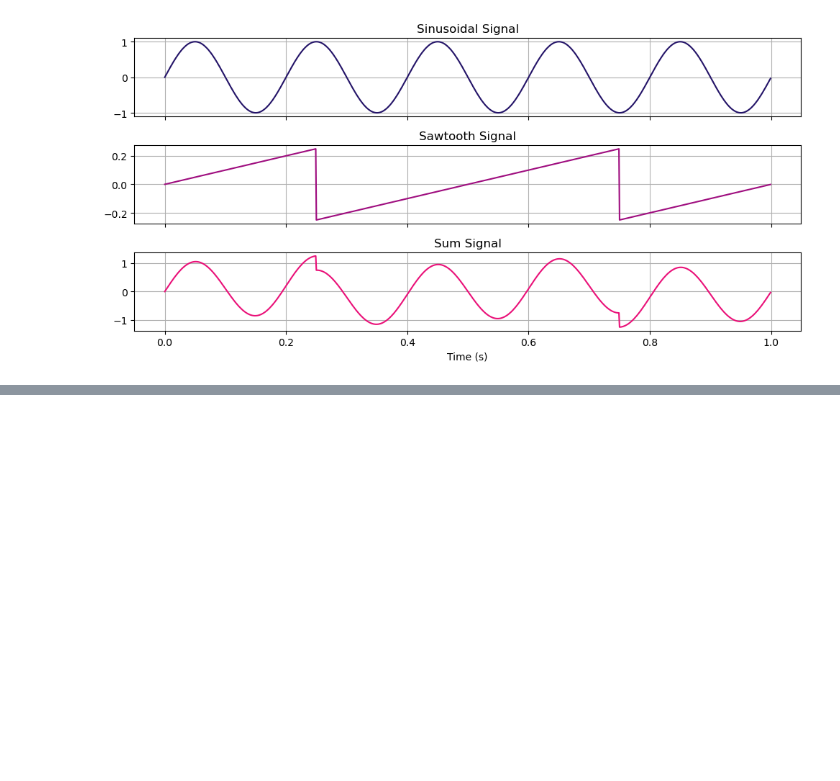
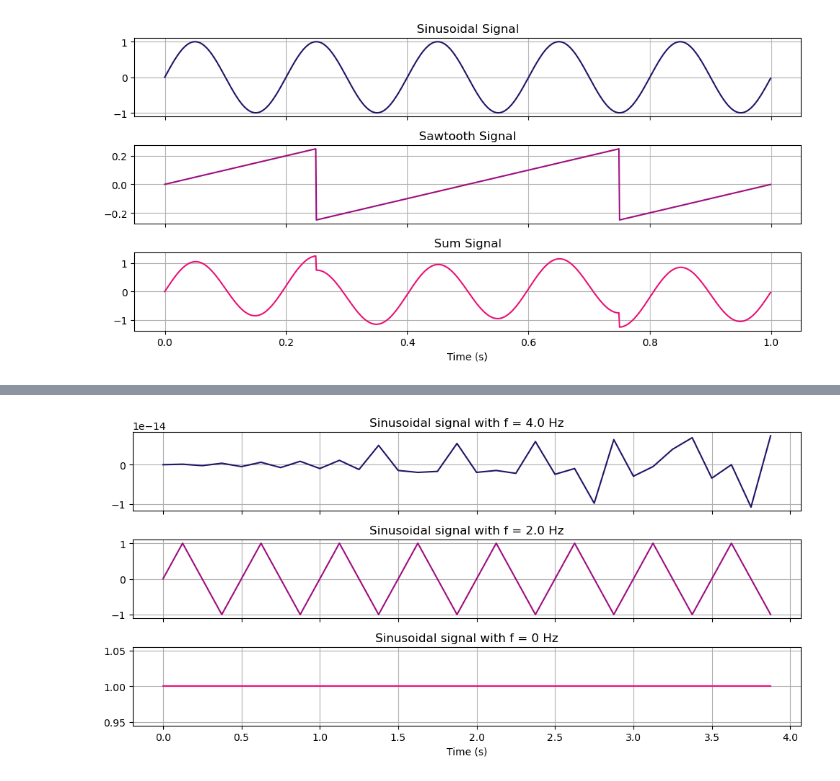
Before and after one commit to adania-miu/Prelucrarea-Semnalelor-Teme-Laborator, a Jupyter notebook: Laborator2/Lab2.ipynb, the cells around one changed output, grey strips where cells are left out. Saved outputs shown, nothing was run; the diff lists cells and outputs as text; code cells hidden in the pictures; blank space fills up the shorter version.

```diff
--- a/Laborator2/Lab2.ipynb
+++ b/Laborator2/Lab2.ipynb
@@ -118,0 +176,41 @@ plt.show()
+# %%
+fs = 8
+period = 4
+samples = int(fs * period)
+time = np.linspace(0, period, samples, endpoint=False)
+# %%
+# Generate signals
+
+# a) Signal with frequency f = fs / 2
+f_a = fs / 2
+signal_a = np.sin(2 * np.pi * f_a * time)
+
+# b) Signal with frequencyf = fs / 4
+f_b = fs / 4
+signal_b = np.sin(2 * np.pi * f_b * time)
+
+# c) Signal with frequency f = 0 Hz
+f_c = 0
+signal_c = np.ones(samples)
+# %%
+# Plot signals
+figure, axis = plt.subplots(3, sharex=True, figsize=(10, 5))
+
+axis[0].plot(time, signal_a, color='#241468')
+axis[0].set_title(f"Sinusoidal signal with f = {f_a} Hz")
+
+axis[1].plot(time, signal_b, color='#9F0D7F')
+axis[1].set_title(f"Sinusoidal signal with f = {f_b} Hz")
+
+axis[2].plot(time, signal_c, color='#EA1179')
+axis[2].set_title(f"Sinusoidal signal with f = {f_c} Hz")
+
+axis[2].set_xlabel('Time (s)')
+
+for ax in axis:
+    ax.grid(True)
+
+plt.tight_layout()
+plt.show()
+# %% [output]
+[figure, added]
```
Also changed, not shown: parts of 24 cells of this notebook.
